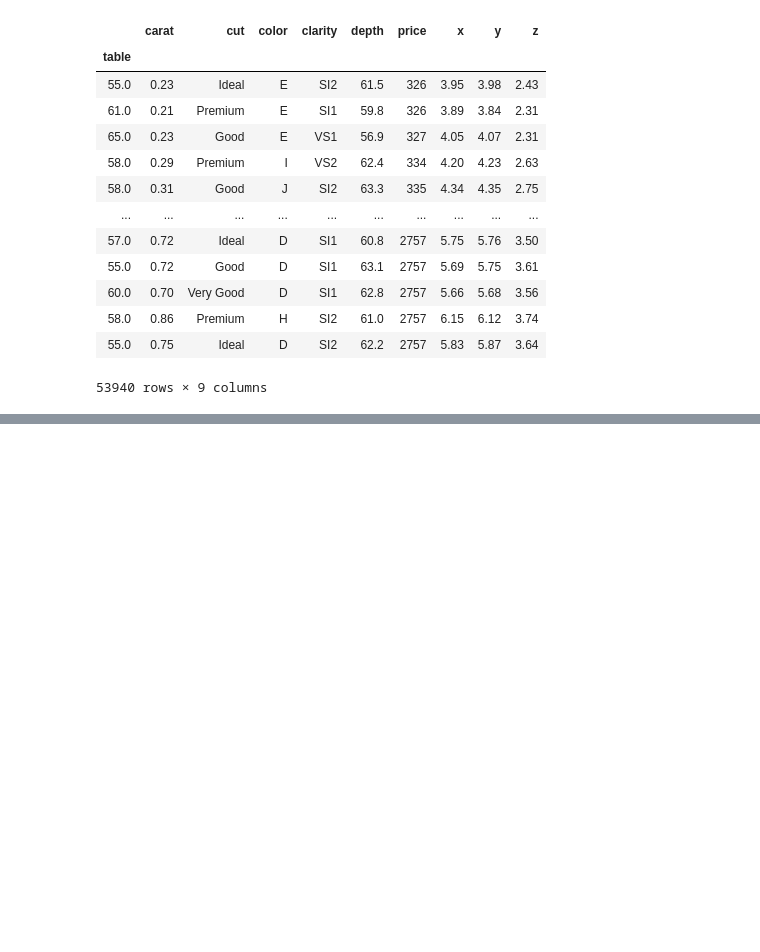
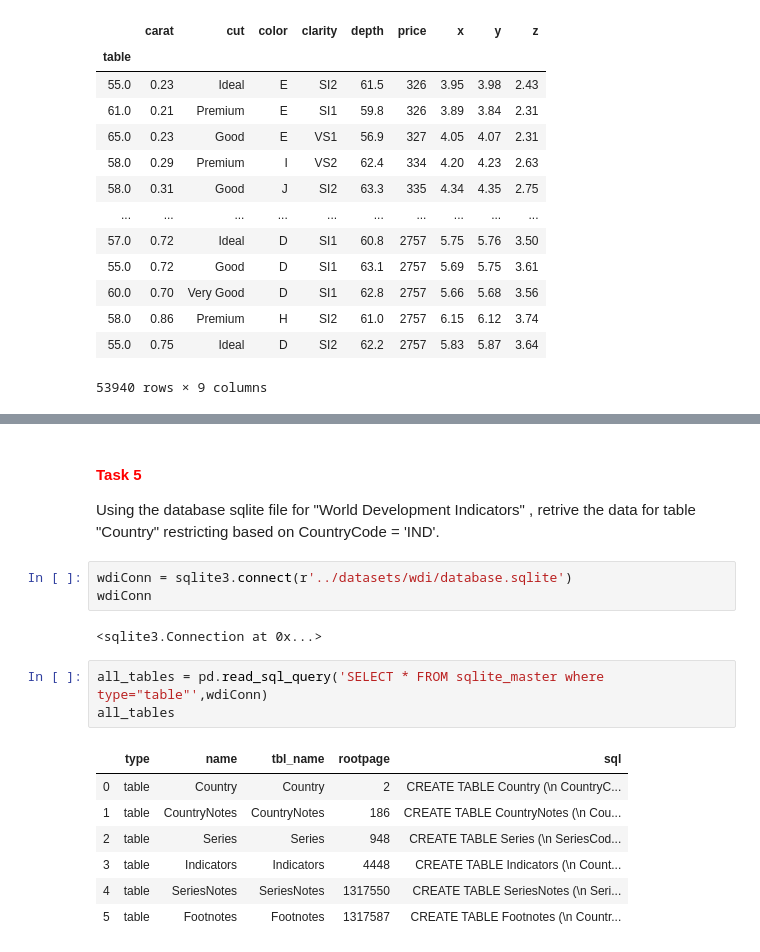
Before and after one commit to SivaLokam/supervisedlearning, a Jupyter notebook: Tutorials/Pandas Tutorial.ipynb, the cells around one changed output, grey strips where cells are left out. Drawn from its saved outputs; the diff is of its cells as text; blank space fills up the shorter version.

```diff
--- a/Tutorials/Pandas Tutorial.ipynb
+++ b/Tutorials/Pandas Tutorial.ipynb
@@ -299,0 +351,19 @@ ramen.describe(include='all')
+# %% [markdown]
+#### <span style="color:red" id="t5">Task 5</span>
+Using the database sqlite file for "World Development Indicators" , retrive the data for table "Country" restricting based on CountryCode = 'IND'.
+# %%
+wdiConn = sqlite3.connect(r'../datasets/wdi/database.sqlite')
+wdiConn
+# %% [output]
+<sqlite3.Connection at 0x...>
+# %%
+all_tables = pd.read_sql_query('SELECT * FROM sqlite_master where type="table"',wdiConn)
+all_tables
+# %% [output]
+|  | type | name | tbl_name | rootpage | sql |
+| 0 | table | Country | Country | 2 | CREATE TABLE Country (\n CountryC... |
+| 1 | table | CountryNotes | CountryNotes | 186 | CREATE TABLE CountryNotes (\n Cou... |
+| 2 | table | Series | Series | 948 | CREATE TABLE Series (\n SeriesCod... |
+| 3 | table | Indicators | Indicators | 4448 | CREATE TABLE Indicators (\n Count... |
+| 4 | table | SeriesNotes | SeriesNotes | 1317550 | CREATE TABLE SeriesNotes (\n Seri... |
+| 5 | table | Footnotes | Footnotes | 1317587 | CREATE TABLE Footnotes (\n Countr... |
```
Also changed, not shown: parts of 40 cells of this notebook, 7 other files.
